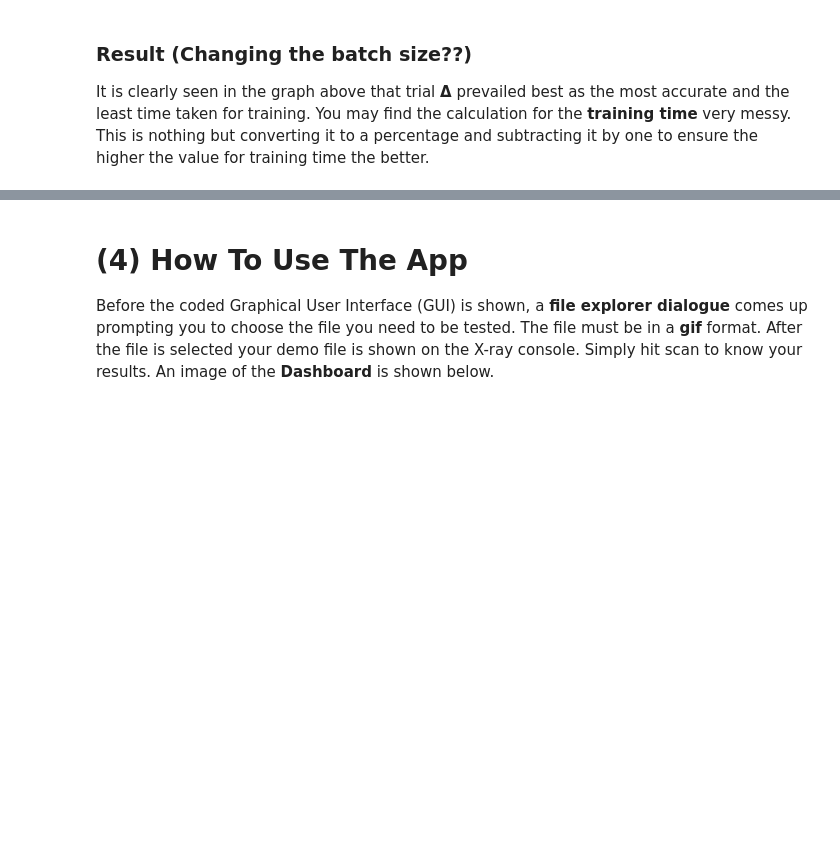
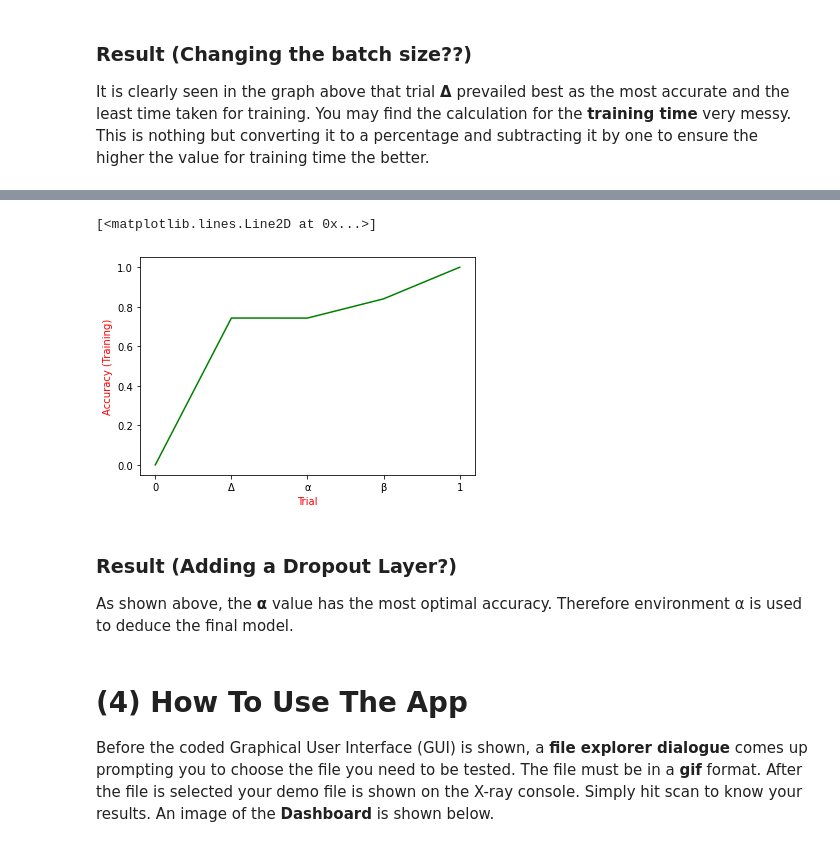
Before and after one commit to codemasterady/Using-Convolutional-Neural-Network-To-Predict-Pneumonia-In-Lungs, a Jupyter notebook: Product_Manual.ipynb, the cells around one changed output, grey strips where cells are left out. Saved outputs shown, nothing was run; the diff lists cells and outputs as text; code cells hidden in the pictures; blank space fills up the shorter version.

Commit message:
Add files via upload
I have added the dropout observation

```diff
--- a/Product_Manual.ipynb
+++ b/Product_Manual.ipynb
@@ -407,3 +443,18 @@ It is clearly seen in the graph above that trial **Δ** prevailed best as the mo
+# %%
+import matplotlib.pyplot as plt
+plt.xlabel("Trial", color='red')
+plt.ylabel("Accuracy (Training)", color='red')
+# Getting the values
+x = ["0", "Δ", "α", "β", "1"]
+y = [0, 0.7431 , 0.7429, 0.8401, 1]
+# Plotting
+plt.plot(x, y, color='green')
+# %% [output]
+[<matplotlib.lines.Line2D at 0x...>]
+[figure, added]
+# %% [markdown]
+### Result (Adding a Dropout Layer?)
+As shown above, the **α** value has the most optimal accuracy. Therefore environment α is used to deduce the final model.
 # %% [markdown]
 # (4) How To Use The App
 Before the coded Graphical User Interface (GUI) is shown, a **file explorer dialogue** comes up prompting you to choose the file you need to be tested. The file must be in a **gif** format. After the file is selected your demo file is shown on the X-ray console. Simply hit scan to know your results. An image of the **Dashboard** is shown below.
```
Also changed, not shown: parts of 2 cells of this notebook, 1 other file.
